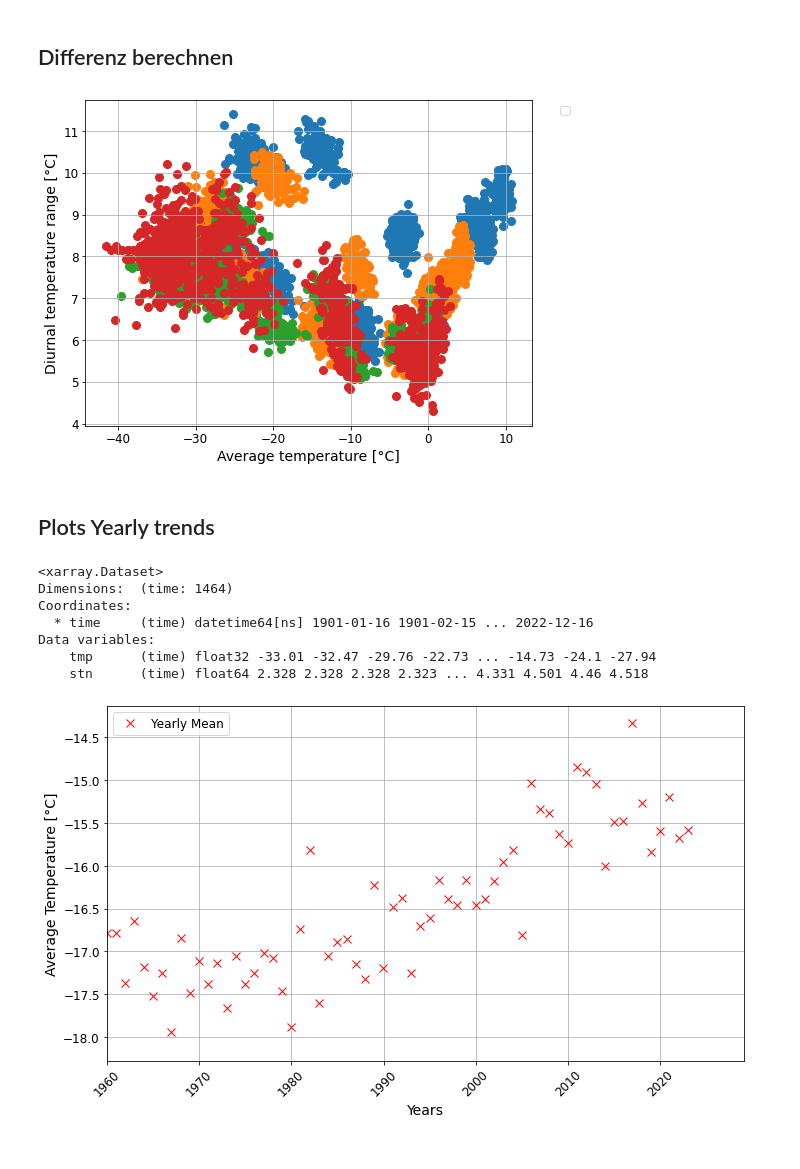
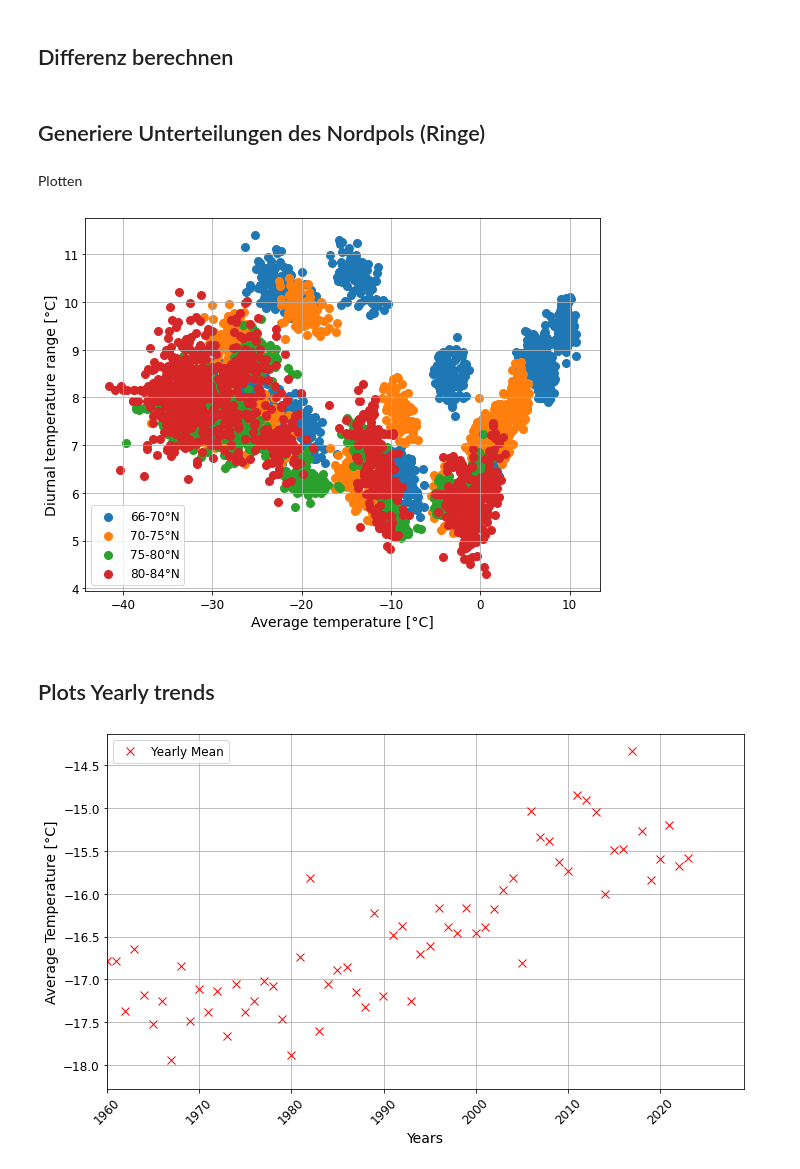
Before and after one commit to LeoausderDose/Praktikum_AWI, a Jupyter notebook: DNT_Final_stripped.ipynb, the cells around one changed output. Drawn from its saved outputs; the diff is of its cells as text; code cells hidden in the pictures.

```diff
--- a/DNT_Final_stripped.ipynb
+++ b/DNT_Final_stripped.ipynb
@@ -192,3 +203,5 @@ temperature_difference_Pol = TMax_Lat_tot.tmx- TMin_Lat_tot.tmn
+# %% [markdown]
+## Generiere Unterteilungen des Nordpols (Ringe)
 # %%
 # Creating dict with different averages
 TAvg_mean_dict = {}
@@ -211,39 +224,33 @@ for start, end in slices:
     # Perform the slice and calculate the mean along the 'lat' dimension
     sliced_data = temperature_difference_Lat.sel(lat=slice(start, end)).mean('lat')
     DTR_mean_dict[f'{start}-{end}'] = sliced_data
+# %% [markdown]
+Plotten
 # %%
 # Extract the keys and values from TAvg_mean_dict and DTR_mean_dict
 ta_keys = list(TAvg_mean_dict.keys())
 
 legend_handles = []
 
 for i in ta_keys:
-    plt.scatter(TAvg_mean_dict[i], DTR_mean_dict[i], label = i )
+    plt.scatter(TAvg_mean_dict[i], DTR_mean_dict[i], label = i + '°N' )
 
 plt.legend(handles=legend_handles, bbox_to_anchor=(1.05, 1), loc='upper left')
 
 plt.xlabel('Average temperature [°C]')
 plt.ylabel('Diurnal temperature range [°C]')
 
 
 # plt.savefig('Bilder/DTR_latex/DTR_yearlyMean_diffrentLat_TAvg_scatter.pdf')
 # plt.savefig('Bilder/DTR_latex/DTR_yearlyMean_diffrentLat_TAvg_scatter.png')
-#plt.tight_layout()
+plt.legend()
+
+plt.tight_layout()
 plt.show()
 # %% [output]
-[figure, old version]
+[figure, new version]
 # %% [markdown]
 ## Plots Yearly trends
-# %%
-TAvg_Lat_tot
-# %% [output]
-<xarray.Dataset>
-Dimensions:  (time: 1464)
-Coordinates:
-  * time     (time) datetime64[ns] 1901-01-16 1901-02-15 ... 2022-12-16
-Data variables:
-    tmp      (time) float32 -33.01 -32.47 -29.76 -22.73 ... -14.73 -24.1 -27.94
-    stn      (time) float64 2.328 2.328 2.328 2.323 ... 4.331 4.501 4.46 4.518
 # %%
 yearly_mean_TAvg = TAvg_Lat_tot.tmp.resample(time='Y').mean()
 
```
Also changed, not shown: parts of 23 cells of this notebook.
